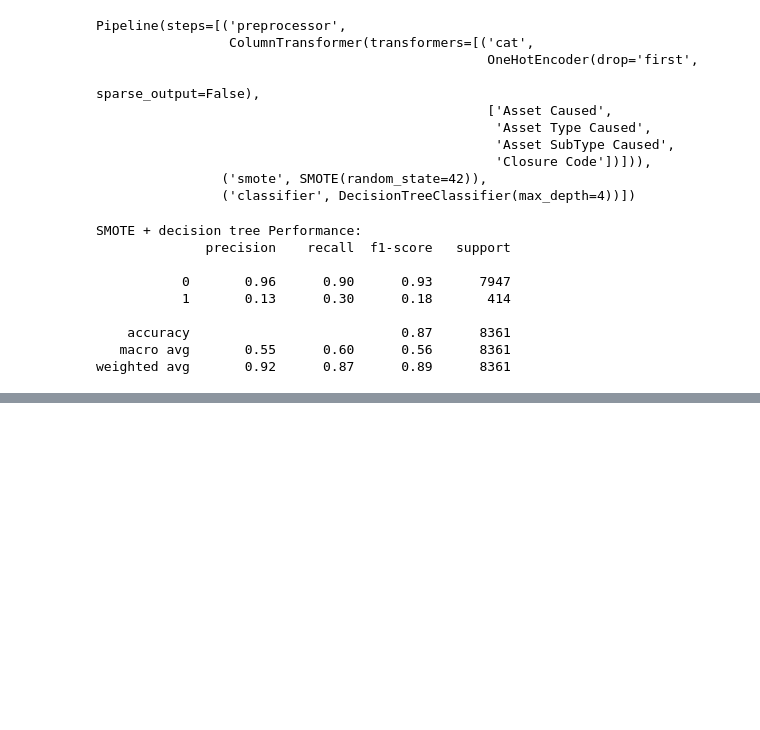
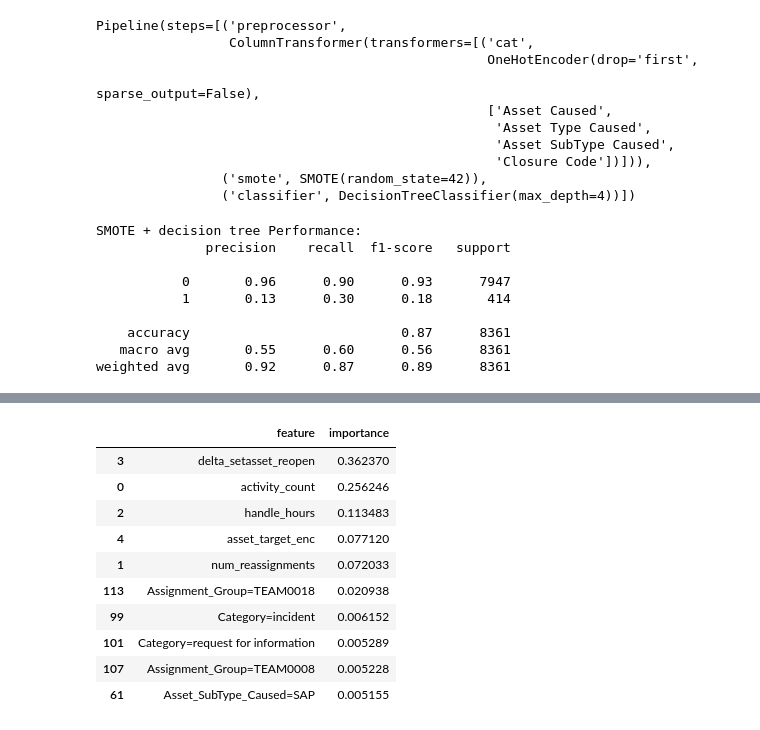
Before and after one commit to sof1a03/Process-Mining, a Jupyter notebook: question_2/question2_analysis.ipynb, the cells around one changed output, grey strips where cells are left out. Drawn from its saved outputs; the diff is of its cells as text; code cells hidden in the pictures; blank space fills up the shorter version.

```diff
--- a/question_2/question2_analysis.ipynb
+++ b/question_2/question2_analysis.ipynb
@@ -2078,0 +1210,29 @@ print(f"➡️ Precision@10 = {precision_at_10:.3f} ({int(num_true)}/10 truly re
+# %%
+# === 9. OPTIONAL: FEATURE IMPORTANCES (for RF) and COEFFICIENTS (for LR) ===
+# Logistic Regression coefs (for numeric & OHE features):
+feat_names = (
+    preprocessor_lr.transformers_[0][2]  # numeric cols
+    + list(X.columns.drop(num_cols))      # one‐hot columns
+)
+lr_coefs = logreg_pipeline["clf"].coef_[0]
+coef_df = pd.DataFrame({"feature": feat_names, "coef": lr_coefs})
+coef_df["abs_coef"] = coef_df["coef"].abs()
+coef_df.sort_values("abs_coef", ascending=False).head(10)
+
+# Random Forest feature importances:
+rf_feats = X.columns
+rf_importances = rf_pipeline["clf"].feature_importances_
+rf_imp_df = pd.DataFrame({"feature": rf_feats, "importance": rf_importances})
+rf_imp_df.sort_values("importance", ascending=False).head(10)
+# %% [output]
+|  | feature | importance |
+| 3 | delta_setasset_reopen | 0.362370 |
+| 0 | activity_count | 0.256246 |
+| 2 | handle_hours | 0.113483 |
+| 4 | asset_target_enc | 0.077120 |
+| 1 | num_reassignments | 0.072033 |
+| 113 | Assignment_Group=TEAM0018 | 0.020938 |
+| 99 | Category=incident | 0.006152 |
+| 101 | Category=request for information | 0.005289 |
+| 107 | Assignment_Group=TEAM0008 | 0.005228 |
+| 61 | Asset_SubType_Caused=SAP | 0.005155 |
```
Also changed, not shown: parts of 21 cells of this notebook.
